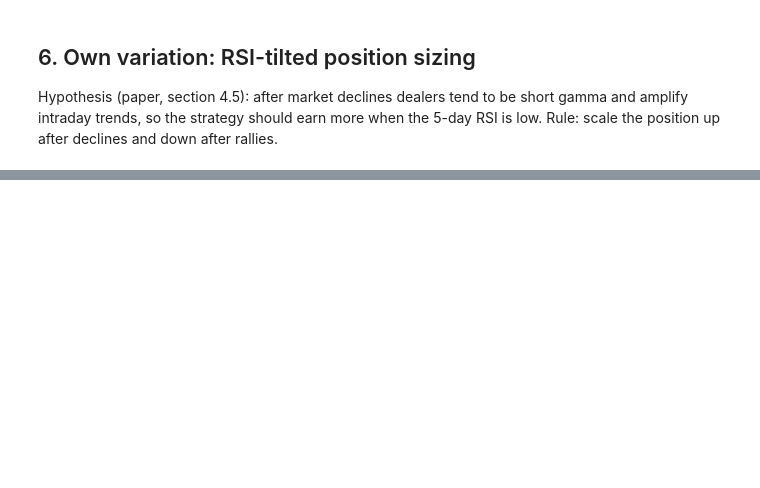
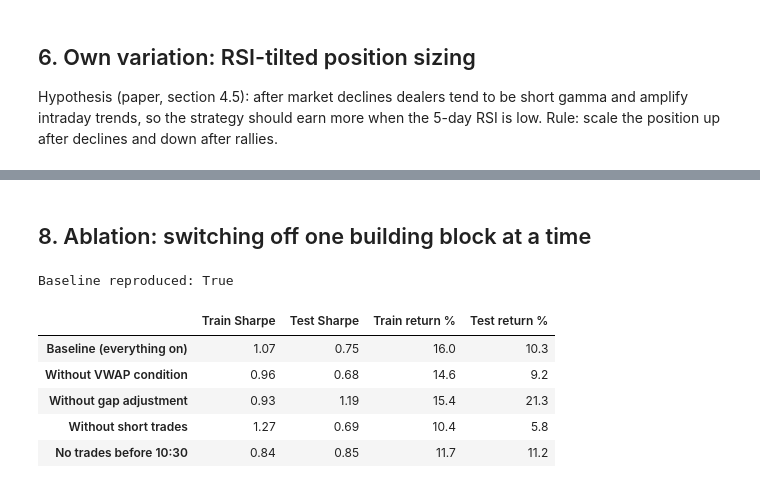
Before and after one commit to nikolaosntinas18/spy-intraday-momentum, a Jupyter notebook: 02_backtest.ipynb, the cells around one changed output, grey strips where cells are left out. Drawn from its saved outputs; the diff is of its cells as text; code cells hidden in the pictures; blank space fills up the shorter version.

```diff
--- a/02_backtest.ipynb
+++ b/02_backtest.ipynb
@@ -255,0 +350,54 @@ return_by_rsi(baseline[baseline.index >= SPLIT])
+# %% [markdown]
+## 8. Ablation: switching off one building block at a time
+# %%
+def run_variant(use_vwap=True, gap_adjust=True, shorts=True, first_trade=dt.time(10, 0)):
+    """Baseline with one building block switched off. Returns daily returns after costs."""
+    move = (close.div(day_open, axis=0) - 1).abs()
+    sigma = move.rolling(LOOKBACK).mean().shift(1)
+    upper_anchor = np.maximum(day_open, prev_close) if gap_adjust else day_open
+    lower_anchor = np.minimum(day_open, prev_close) if gap_adjust else day_open
+    upper = (1 + sigma).mul(upper_anchor, axis=0)
+    lower = (1 - sigma).mul(lower_anchor, axis=0)
+
+    go_long = close > upper
+    go_short = close < lower
+    if use_vwap:
+        go_long = go_long & (close > vwap)
+        go_short = go_short & (close < vwap)
+    signal = go_long.astype(int) - (go_short.astype(int) if shorts else 0)
+
+    times = [t for t in decision_times if t >= first_trade]
+    position = signal[times].reindex(columns=close.columns).ffill(axis=1).fillna(0)
+
+    held = position.shift(1, axis=1).fillna(0)
+    pnl_per_share = (held * close.diff(axis=1)).sum(axis=1)
+    trades = position.diff(axis=1).abs().sum(axis=1) + position.iloc[:, -1].abs()
+    net = (pnl_per_share - trades * COST_PER_SHARE) / day_open * leverage
+    return net.iloc[WARMUP:]
+
+
+variants = {
+    "Baseline (everything on)": run_variant(),
+    "Without VWAP condition": run_variant(use_vwap=False),
+    "Without gap adjustment": run_variant(gap_adjust=False),
+    "Without short trades": run_variant(shorts=False),
+    "No trades before 10:30": run_variant(first_trade=dt.time(10, 30)),
+}
+print("Baseline reproduced:", np.allclose(variants["Baseline (everything on)"], baseline))
+
+ablation = pd.DataFrame({
+    name: {"Train Sharpe": performance(r[r.index < SPLIT])["Sharpe"],
+           "Test Sharpe": performance(r[r.index >= SPLIT])["Sharpe"],
+           "Train return %": performance(r[r.index < SPLIT])["Ann. return %"],
+           "Test return %": performance(r[r.index >= SPLIT])["Ann. return %"]}
+    for name, r in variants.items()
+}).T
+ablation
+# %% [output]
+Baseline reproduced: True
+|  | Train Sharpe | Test Sharpe | Train return % | Test return % |
+| Baseline (everything on) | 1.07 | 0.75 | 16.0 | 10.3 |
+| Without VWAP condition | 0.96 | 0.68 | 14.6 | 9.2 |
+| Without gap adjustment | 0.93 | 1.19 | 15.4 | 21.3 |
+| Without short trades | 1.27 | 0.69 | 10.4 | 5.8 |
+| No trades before 10:30 | 0.84 | 0.85 | 11.7 | 11.2 |
```
Also changed, not shown: parts of 12 cells of this notebook.
